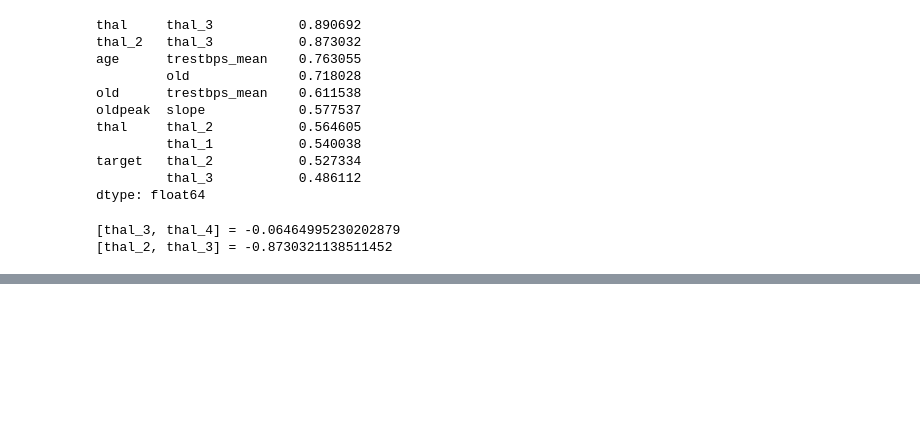
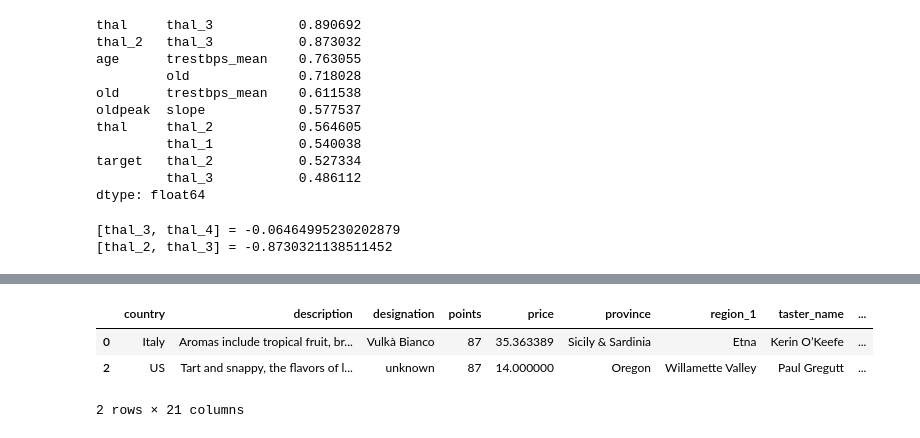
Before and after one commit to hoittoken/Python, a Jupyter notebook: Py/EDA/eda_3_FE/eda_3_lecture.ipynb, the cells around one changed output, grey strips where cells are left out. Drawn from its saved outputs; the diff is of its cells as text; code cells hidden in the pictures; blank space fills up the shorter version.

```diff
--- a/Py/EDA/eda_3_FE/eda_3_lecture.ipynb
+++ b/Py/EDA/eda_3_FE/eda_3_lecture.ipynb
@@ -1378,0 +1399,7 @@ print(f"[thal_2, thal_3] = {heart.corr()['thal_2'].loc['thal_3']}")
+# %%
+# преобразуем признак year в объект datetime для удобного сравнения дат
+wine_cleared['year'] = pd.to_datetime(wine_cleared['year'], errors='coerce')
+
+# для сравнения используем год, заполняем значения признака old_wine, где год вина меньше 2010
+wine_cleared['old_wine'] = wine_cleared['year'].apply(lambda x: 1 if x.year < 2010 else 0)
+wine_cleared['old_wine'].sum()
@@ -1378,0 +1408,3 @@ print(f"[thal_2, thal_3] = {heart.corr()['thal_2'].loc['thal_3']}")
+# %%
+regex = '\(([A-Za-z0-9_]+)\)'
+wine_cleared['locality'] = wine_cleared['title'].str.findall(regex).str.get(0)
@@ -1378,0 +1420,8 @@ print(f"[thal_2, thal_3] = {heart.corr()['thal_2'].loc['thal_3']}")
+# %%
+wine_cleared['year_cat'] = wine_cleared['year'].astype('category')
+# %%
+import category_encoders as ce
+
+ord_encoder = ce.OrdinalEncoder()
+year_col = ord_encoder.fit_transform(wine_cleared['year_cat'])
+data = pd.concat([wine_cleared, year_col], axis=1)
@@ -1378,0 +1443,7 @@ print(f"[thal_2, thal_3] = {heart.corr()['thal_2'].loc['thal_3']}")
+# %%
+data[data['year'].dt.year == 2013].head(2)
+# %% [output]
+|  | country | description | designation | points | price | province | region_1 | taster_name | ... |
+| 0 | Italy | Aromas include tropical fruit, br... | Vulkà Bianco | 87 | 35.363389 | Sicily & Sardinia | Etna | Kerin O’Keefe | ... |
+| 2 | US | Tart and snappy, the flavors of l... | unknown | 87 | 14.000000 | Oregon | Willamette Valley | Paul Gregutt | ... |
+2 rows × 21 columns
```
Also changed, not shown: parts of 12 cells of this notebook, 3 other files.
